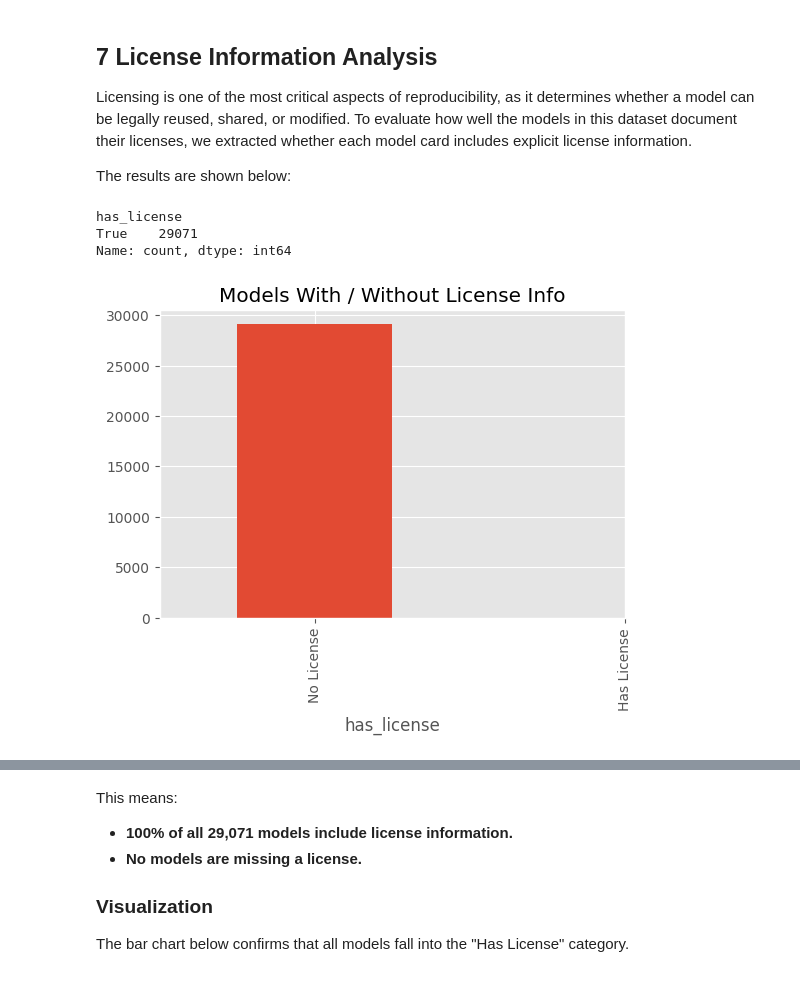
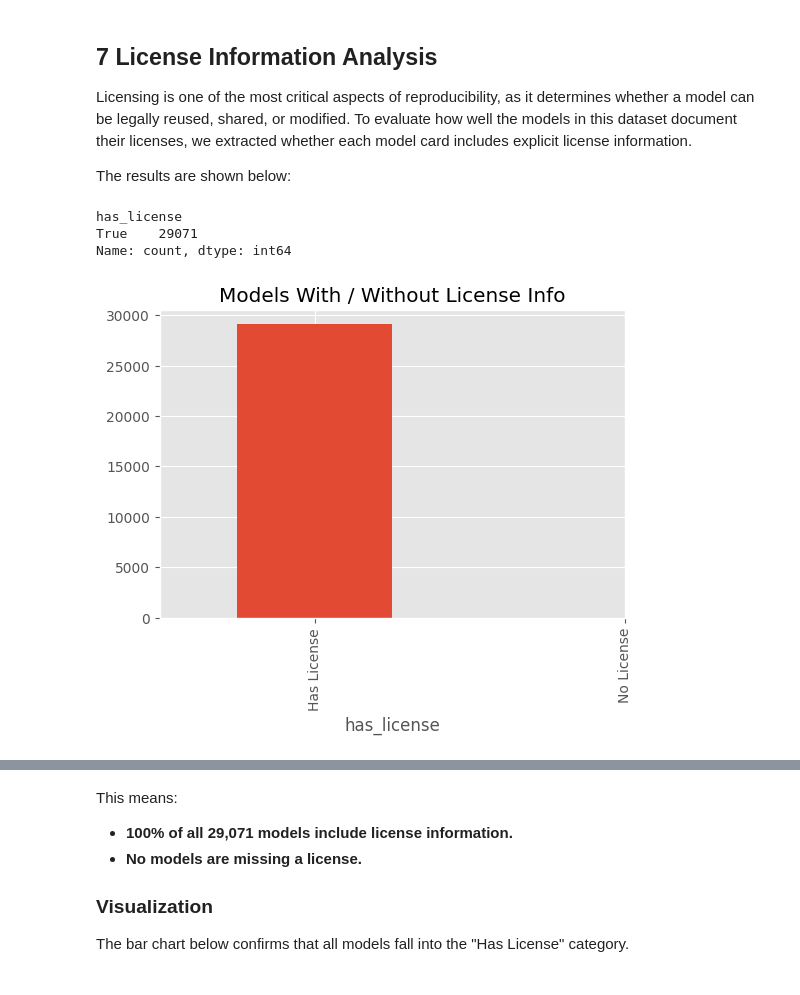
Before and after one commit to OganKuba/Model_Card, a Jupyter notebook: model_card.ipynb, the cells around one changed output, grey strips where cells are left out. Drawn from its saved outputs; the diff is of its cells as text; code cells hidden in the pictures.

```diff
--- a/model_card.ipynb
+++ b/model_card.ipynb
@@ -304,20 +354,20 @@ The results are shown below:
 # %%
 def has_license(tag):
     if pd.isna(tag):
         return False
     return "license" in tag.lower()
 
 df['has_license'] = df['tags'].apply(has_license)
 
 print(df['has_license'].value_counts())
 
 df['has_license'].value_counts().plot(kind='bar',
                                       title="Models With / Without License Info",
                                       figsize=(6,4))
-plt.xticks([0,1], ["No License", "Has License"])
+plt.xticks([0,1], ["Has License", "No License"])
 plt.show()
 # %% [output]
 has_license
 True    29071
 Name: count, dtype: int64
-[figure, old version]
+[figure, new version]
```
Also changed, not shown: parts of 16 cells of this notebook.
